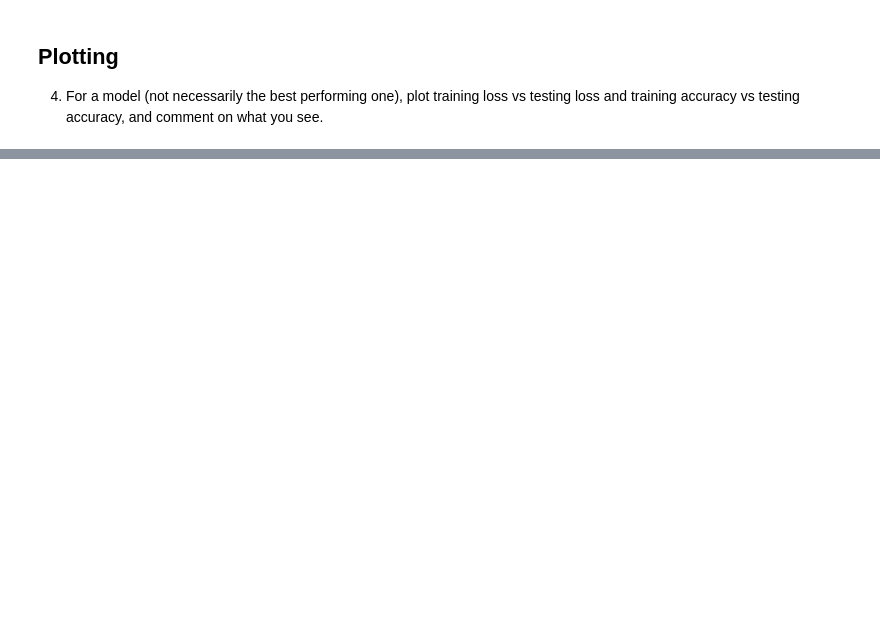
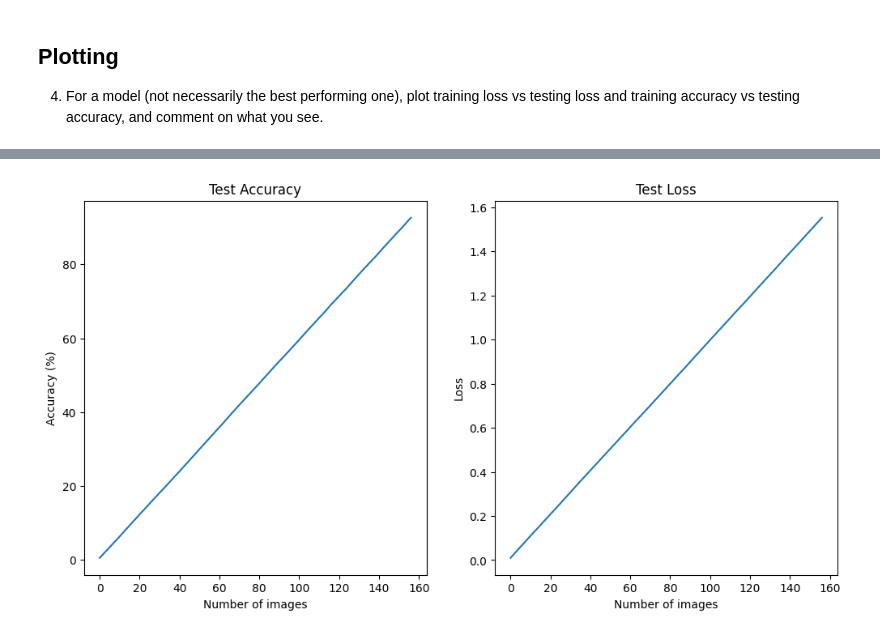
Before and after one commit to LeonardoMicheluz/challenge3, a Jupyter notebook: challenge_three_facco.ipynb, the cells around one changed output, grey strips where cells are left out. Cells and saved outputs as stored; diff of their text form; code cells hidden in the pictures; blank space fills up the shorter version.

```diff
--- a/challenge_three_facco.ipynb
+++ b/challenge_three_facco.ipynb
@@ -444,0 +438,17 @@ Test Loss: 1.5378
+# %%
+fig, [ax1, ax2] = plt.subplots(1, 2, figsize=(12, 6))
+
+ax1.plot(test_accuracy)
+ax1.set_xlabel('Number of images')
+ax1.set_ylabel('Accuracy (%)')
+ax1.set_title('Test Accuracy')
+
+ax2.plot(test_loss)
+ax2.set_xlabel('Number of images')
+ax2.set_ylabel('Loss')
+ax2.set_title('Test Loss')
+
+# plt.tight_layout()
+plt.show()
+# %% [output]
+[figure, added]
```
Also changed, not shown: parts of 10 cells of this notebook.
